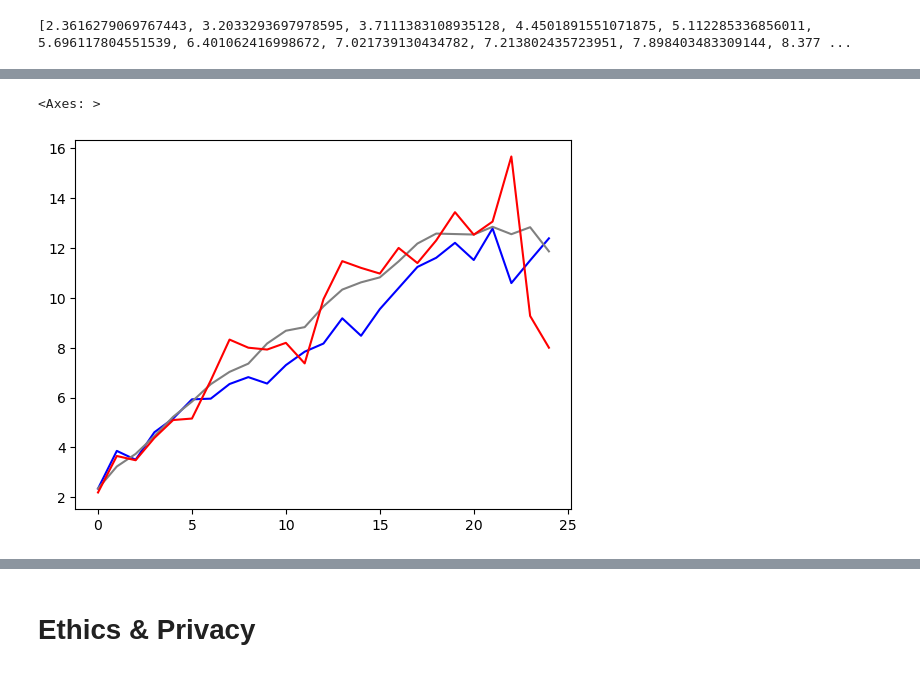
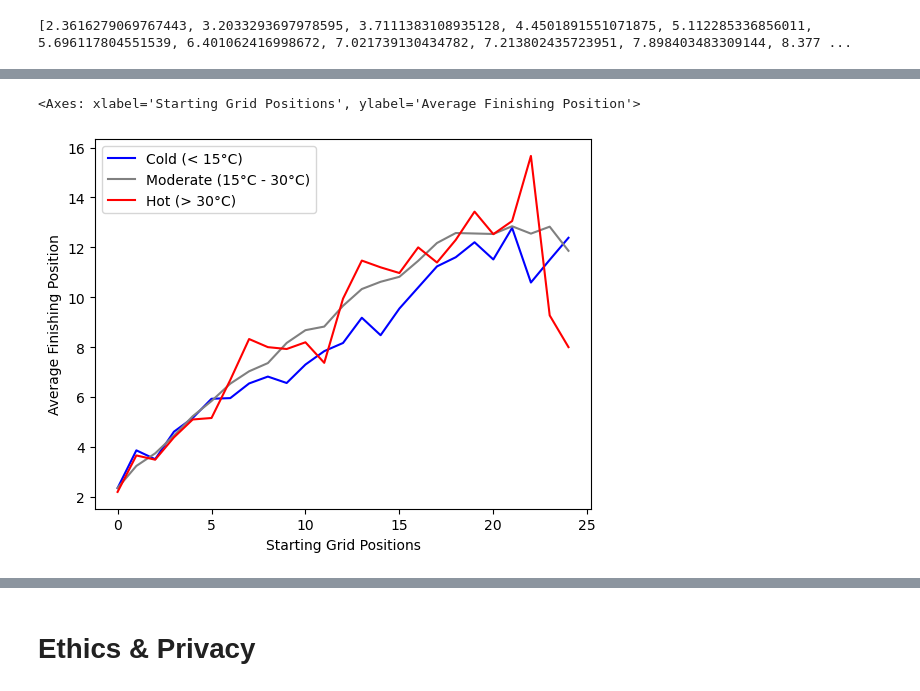
Before and after one commit to KaustubhPaliwal/F1GridAnalysis, a Jupyter notebook: EDACheckpoint_Group149-FA24.ipynb, the cells around one changed output, grey strips where cells are left out. Drawn from its saved outputs; the diff is of its cells as text; code cells hidden in the pictures.

Commit message:
Completed the writeups, added winning probabilities for all situations (average, rain, temp, circuit)
Cleaned the graphs with clear axis and graph labels

```diff
--- a/EDACheckpoint_Group149-FA24.ipynb
+++ b/EDACheckpoint_Group149-FA24.ipynb
@@ -305,0 +325,28 @@ We realized that we can only acquire weather data from races post 2004 as a resu
+# %%
+# Calculate probabilities
+grid_positions = []
+win_probabilities = []
+
+for grid_position, stats in grid_stats.items():
+    total_races = stats['total']
+    wins = stats['wins']
+
+    if total_races > 0:
+        probability = wins / total_races
+    else:
+        probability = 0
+
+    grid_positions.append(grid_position)
+    win_probabilities.append(probability)
+
+# Plotting the bar graph
+plt.figure(figsize=(12, 6))
+sns.barplot(x=grid_positions, y=win_probabilities, palette="viridis")
+
+# Add labels and title
+plt.xlabel("Starting Grid Positions")
+plt.ylabel("Win Probability")
+plt.title("Probability of Winning from Each Grid Position")
+plt.xticks(rotation=45)
+plt.tight_layout()
+plt.show()
@@ -425,9 +582,11 @@ for i in range(0, 25):
     else:
         averages_hot.append(total / indices)
 # %%
-sns.lineplot(data=averages_cold, legend=True, color='blue')
-sns.lineplot(data=averages_moderate, legend=True, color='gray')
-sns.lineplot(data=averages_hot, legend=True, color='red')
+plt.xlabel("Starting Grid Positions")
+plt.ylabel("Average Finishing Position")
+sns.lineplot(data=averages_cold, legend=True, label="Cold (< 15°C)", color='blue')
+sns.lineplot(data=averages_moderate, legend=True, label="Moderate (15°C - 30°C)", color='gray')
+sns.lineplot(data=averages_hot, legend=True, label="Hot (> 30°C)", color='red')
 # %% [output]
-<Axes: >
+<Axes: xlabel='Starting Grid Positions', ylabel='Average Finishing Position'>
-[figure, old version]
+[figure, new version]
```
Also changed, not shown: parts of 46 cells of this notebook.
